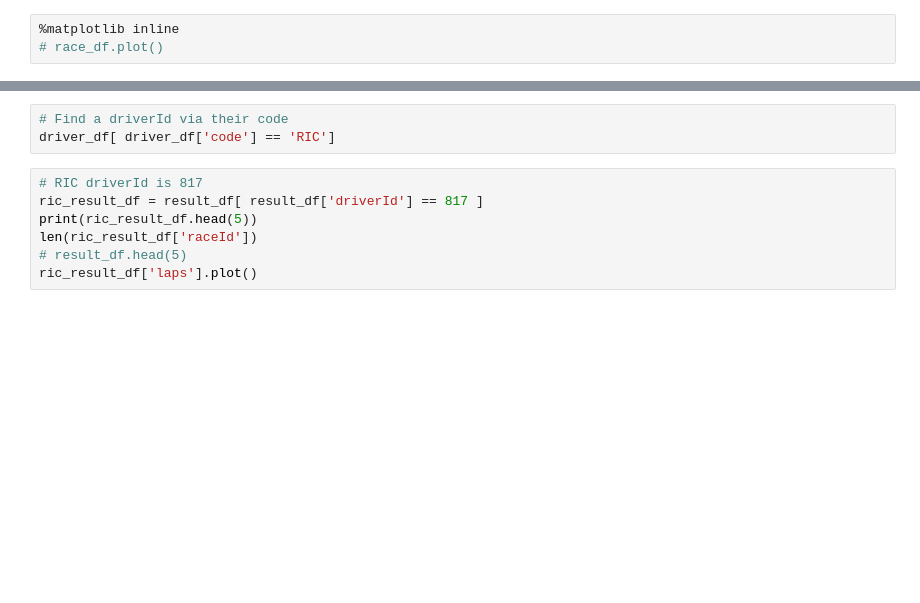
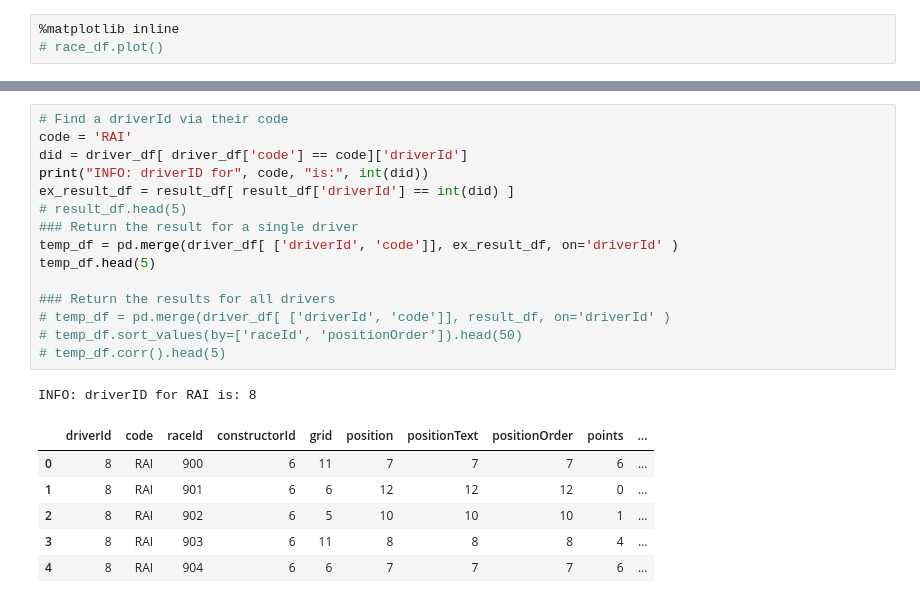
Before and after one commit to kevinofsydney/f1, a Jupyter notebook: f1_analysis.ipynb, the cells around one changed output, grey strips where cells are left out. Saved outputs shown, nothing was run; the diff lists cells and outputs as text; blank space fills up the shorter version.

```diff
--- a/f1_analysis.ipynb
+++ b/f1_analysis.ipynb
@@ -35,10 +63,23 @@ quali_df[ quali_df['driverId'] == 817]['position'].plot()
-# %%
-# Find a driverId via their code
-driver_df[ driver_df['code'] == 'RIC']
-# %%
-# RIC driverId is 817
-ric_result_df = result_df[ result_df['driverId'] == 817 ]
-print(ric_result_df.head(5))
-len(ric_result_df['raceId'])
-# result_df.head(5)
-ric_result_df['laps'].plot()
+# %%
+# Find a driverId via their code
+code = 'RAI'
+did = driver_df[ driver_df['code'] == code]['driverId']
+print("INFO: driverID for", code, "is:", int(did))
+ex_result_df = result_df[ result_df['driverId'] == int(did) ]
+# result_df.head(5)
+### Return the result for a single driver
+temp_df = pd.merge(driver_df[ ['driverId', 'code']], ex_result_df, on='driverId' )
+temp_df.head(5)
+
+### Return the results for all drivers
+# temp_df = pd.merge(driver_df[ ['driverId', 'code']], result_df, on='driverId' )
+# temp_df.sort_values(by=['raceId', 'positionOrder']).head(50)
+# temp_df.corr().head(5)
+# %% [output]
+INFO: driverID for RAI is: 8
+|  | driverId | code | raceId | constructorId | grid | position | positionText | positionOrder | points | ... |
+| 0 | 8 | RAI | 900 | 6 | 11 | 7 | 7 | 7 | 6 | ... |
+| 1 | 8 | RAI | 901 | 6 | 6 | 12 | 12 | 12 | 0 | ... |
+| 2 | 8 | RAI | 902 | 6 | 5 | 10 | 10 | 10 | 1 | ... |
+| 3 | 8 | RAI | 903 | 6 | 11 | 8 | 8 | 8 | 4 | ... |
+| 4 | 8 | RAI | 904 | 6 | 6 | 7 | 7 | 7 | 6 | ... |
```
Also changed, not shown: parts of 8 cells of this notebook.
